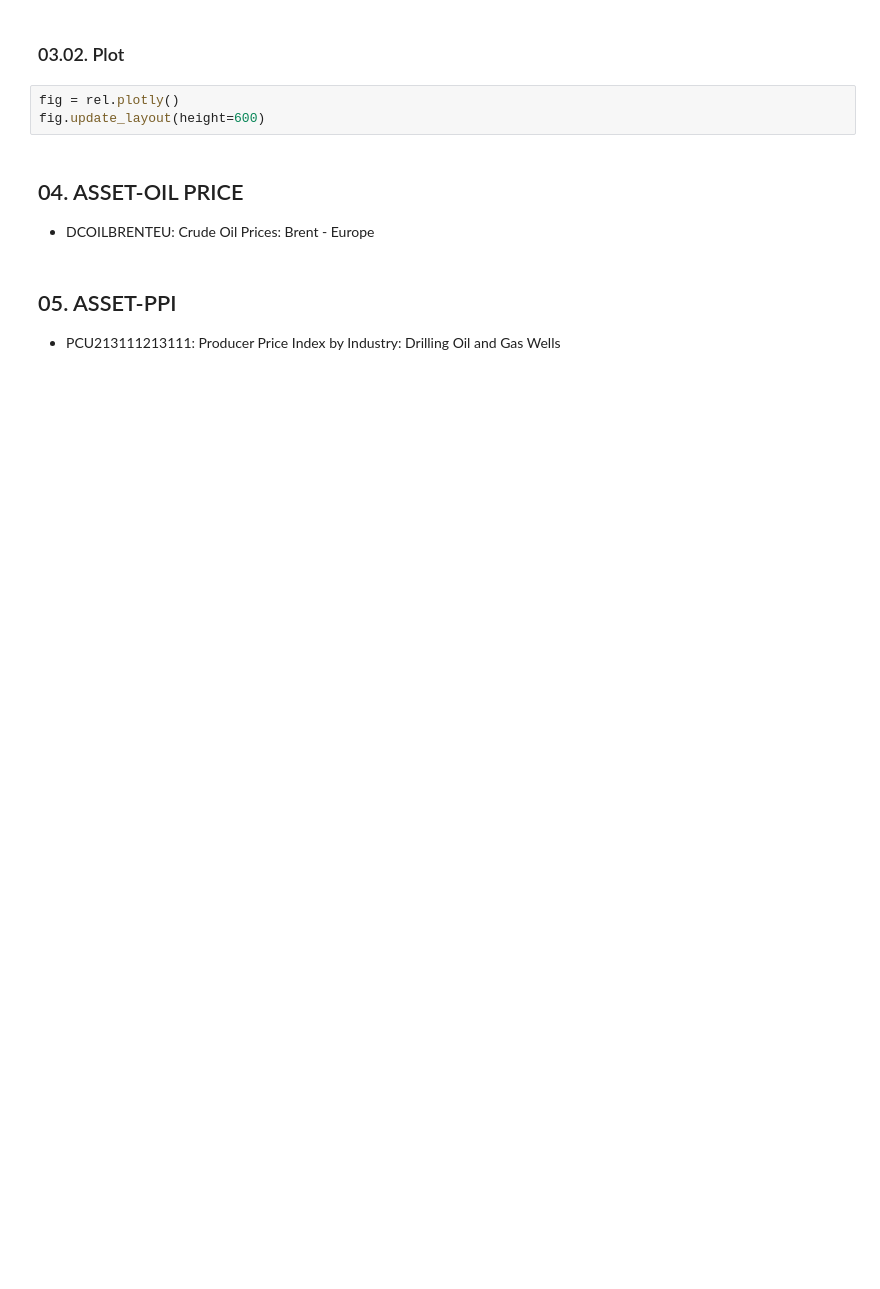
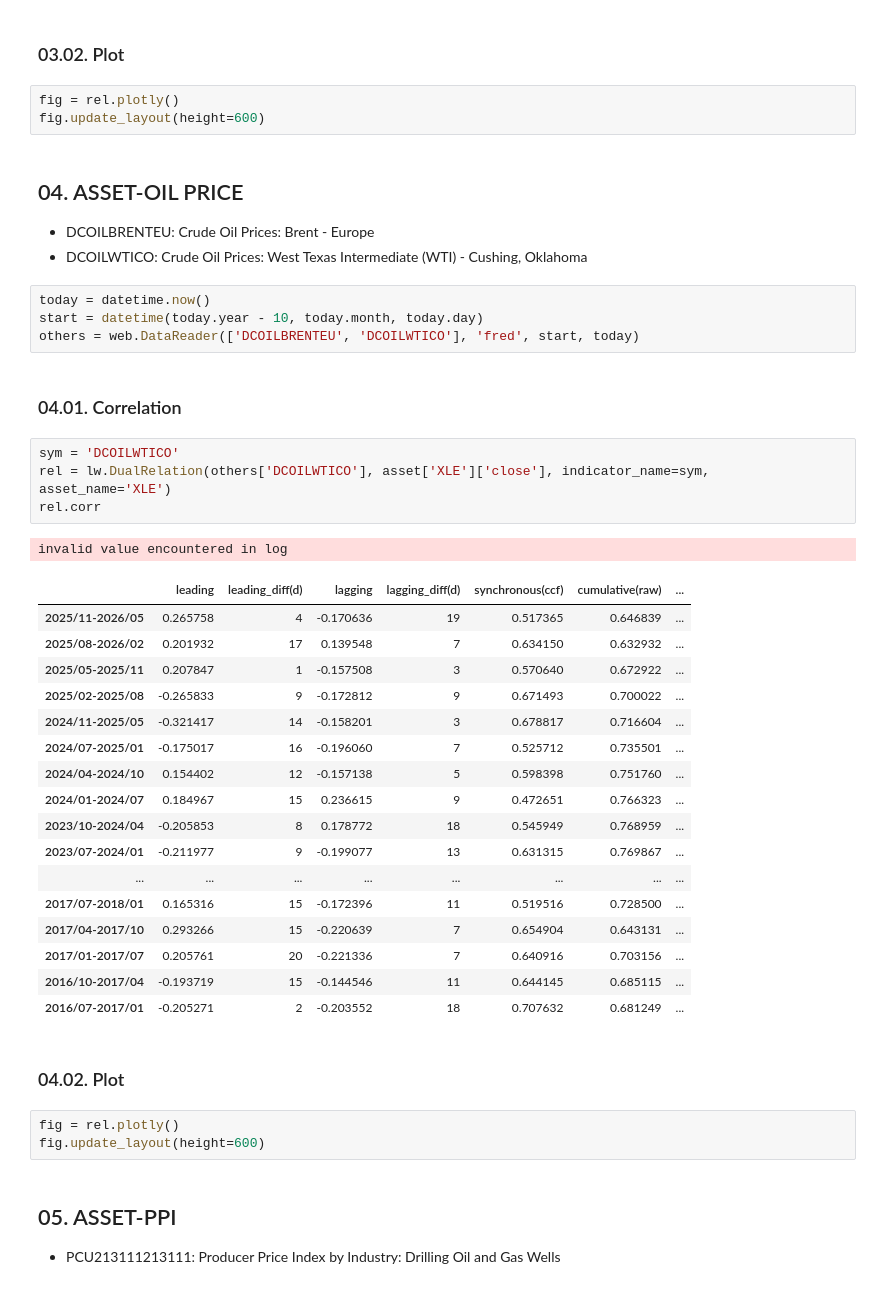
Before and after one commit to labwons/labwons-manager, a Jupyter notebook: analytic/sector/energy.ipynb, the cells around one changed output. Saved outputs shown, nothing was run; the diff lists cells and outputs as text; blank space fills up the shorter version.

```diff
--- a/analytic/sector/energy.ipynb
+++ b/analytic/sector/energy.ipynb
@@ -313,6 +168,41 @@ fig.update_layout(height=600)
 ## 04. ASSET-OIL PRICE
 
 * DCOILBRENTEU: Crude Oil Prices: Brent - Europe
+* DCOILWTICO: Crude Oil Prices: West Texas Intermediate (WTI) - Cushing, Oklahoma
+# %%
+today = datetime.now()
+start = datetime(today.year - 10, today.month, today.day)
+others = web.DataReader(['DCOILBRENTEU', 'DCOILWTICO'], 'fred', start, today)
+# %% [markdown]
+### 04.01. Correlation
+# %%
+sym = 'DCOILWTICO'
+rel = lw.DualRelation(others['DCOILWTICO'], asset['XLE']['close'], indicator_name=sym, asset_name='XLE')
+rel.corr
+# %% [output]
+invalid value encountered in log
+|  | leading | leading_diff(d) | lagging | lagging_diff(d) | synchronous(ccf) | cumulative(raw) | ... |
+| 2025/11-2026/05 | 0.265758 | 4 | -0.170636 | 19 | 0.517365 | 0.646839 | ... |
+| 2025/08-2026/02 | 0.201932 | 17 | 0.139548 | 7 | 0.634150 | 0.632932 | ... |
+| 2025/05-2025/11 | 0.207847 | 1 | -0.157508 | 3 | 0.570640 | 0.672922 | ... |
+| 2025/02-2025/08 | -0.265833 | 9 | -0.172812 | 9 | 0.671493 | 0.700022 | ... |
+| 2024/11-2025/05 | -0.321417 | 14 | -0.158201 | 3 | 0.678817 | 0.716604 | ... |
+| 2024/07-2025/01 | -0.175017 | 16 | -0.196060 | 7 | 0.525712 | 0.735501 | ... |
+| 2024/04-2024/10 | 0.154402 | 12 | -0.157138 | 5 | 0.598398 | 0.751760 | ... |
+| 2024/01-2024/07 | 0.184967 | 15 | 0.236615 | 9 | 0.472651 | 0.766323 | ... |
+| 2023/10-2024/04 | -0.205853 | 8 | 0.178772 | 18 | 0.545949 | 0.768959 | ... |
+| 2023/07-2024/01 | -0.211977 | 9 | -0.199077 | 13 | 0.631315 | 0.769867 | ... |
+| ... | ... | ... | ... | ... | ... | ... | ... |
+| 2017/07-2018/01 | 0.165316 | 15 | -0.172396 | 11 | 0.519516 | 0.728500 | ... |
+| 2017/04-2017/10 | 0.293266 | 15 | -0.220639 | 7 | 0.654904 | 0.643131 | ... |
+| 2017/01-2017/07 | 0.205761 | 20 | -0.221336 | 7 | 0.640916 | 0.703156 | ... |
+| 2016/10-2017/04 | -0.193719 | 15 | -0.144546 | 11 | 0.644145 | 0.685115 | ... |
+| 2016/07-2017/01 | -0.205271 | 2 | -0.203552 | 18 | 0.707632 | 0.681249 | ... |
+# %% [markdown]
+### 04.02. Plot
+# %%
+fig = rel.plotly()
+fig.update_layout(height=600)
 # %% [markdown]
 ## 05. ASSET-PPI
 
```
Also changed, not shown: parts of 25 cells of this notebook.
